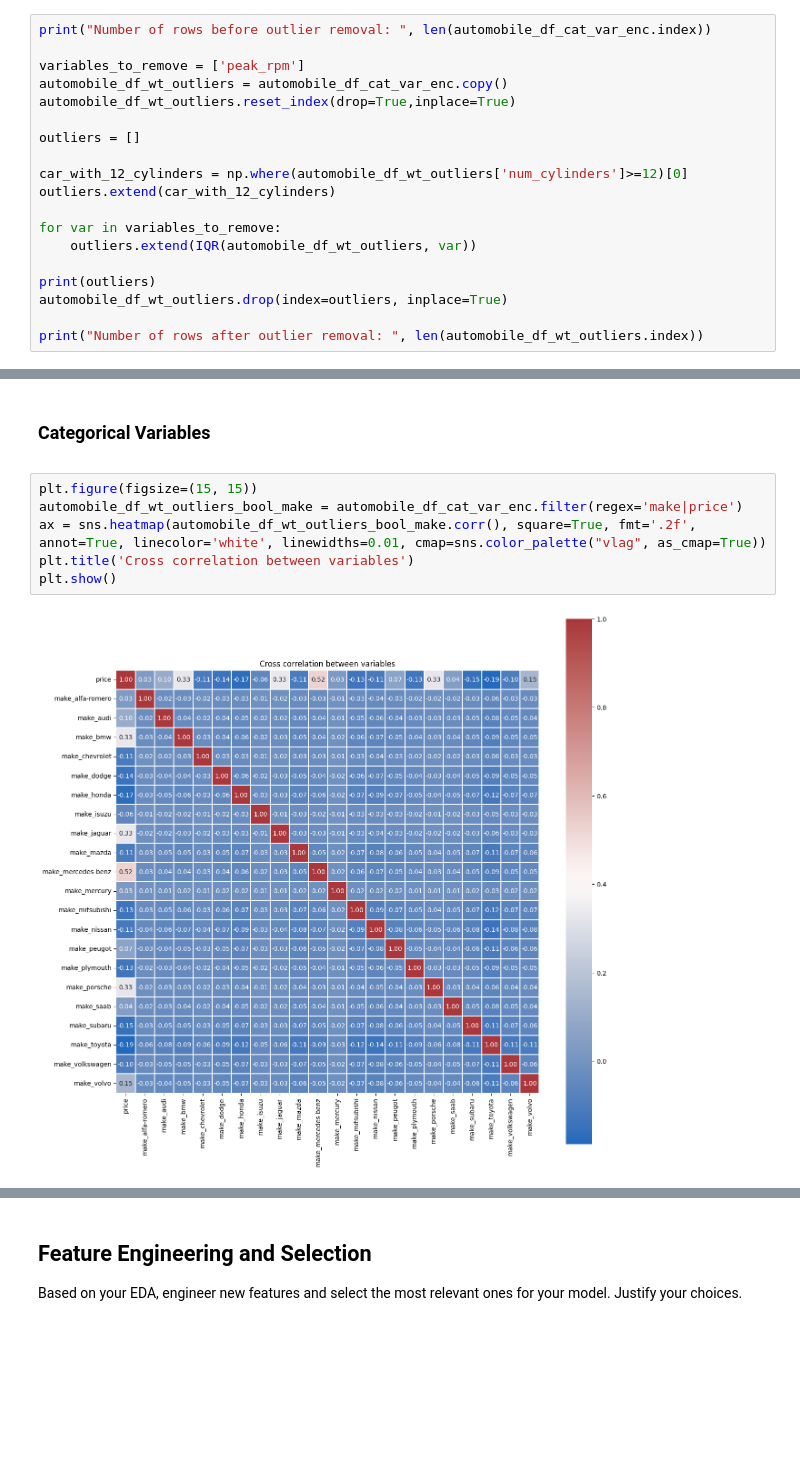
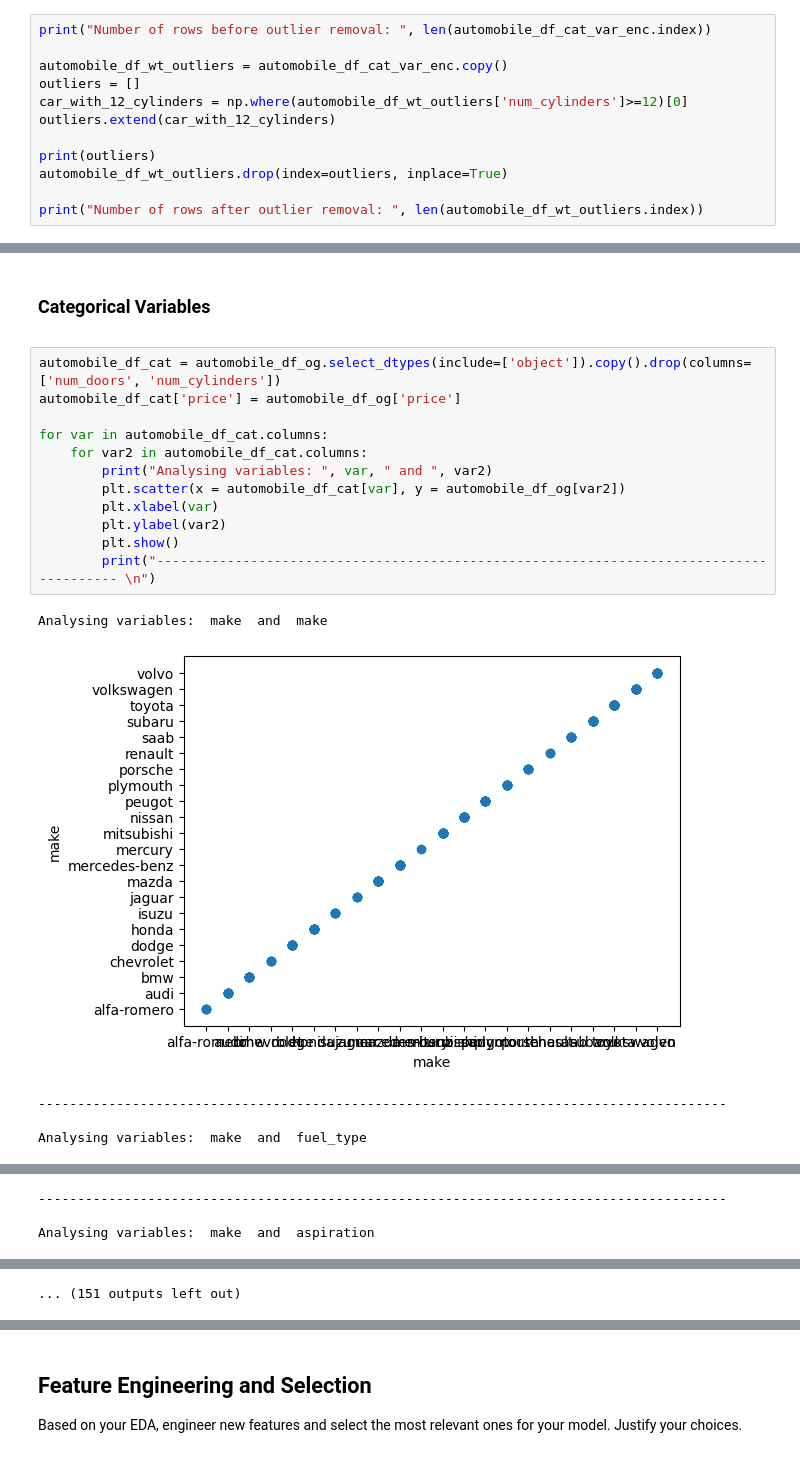
Before and after one commit to anarsn/bosch_assessment, a Jupyter notebook: main.ipynb, the cells around one changed output, grey strips where cells are left out. Drawn from its saved outputs; the diff is of its cells as text; blank space fills up the shorter version.

```diff
--- a/main.ipynb
+++ b/main.ipynb
@@ -382,17 +448,10 @@ def IQR(df: pd.DataFrame, var: str) -> List[int]:
 # %%
 print("Number of rows before outlier removal: ", len(automobile_df_cat_var_enc.index))
 
-variables_to_remove = ['peak_rpm']
 automobile_df_wt_outliers = automobile_df_cat_var_enc.copy()
-automobile_df_wt_outliers.reset_index(drop=True,inplace=True)
-
 outliers = []
-
 car_with_12_cylinders = np.where(automobile_df_wt_outliers['num_cylinders']>=12)[0]
 outliers.extend(car_with_12_cylinders)
-
-for var in variables_to_remove:
-    outliers.extend(IQR(automobile_df_wt_outliers, var))
 
 print(outliers)
 automobile_df_wt_outliers.drop(index=outliers, inplace=True)
@@ -424,11 +483,21 @@ The majority of the features seem to be related to the price. Some of the featur
 <div class="markdown-google-sans">
   <h3>Categorical Variables</h3>
 </div>
-# %%
-plt.figure(figsize=(15, 15))
-automobile_df_wt_outliers_bool_make = automobile_df_cat_var_enc.filter(regex='make|price')
-ax = sns.heatmap(automobile_df_wt_outliers_bool_make.corr(), square=True, fmt='.2f', annot=True, linecolor='white', linewidths=0.01, cmap=sns.color_palette("vlag", as_cmap=True))
-plt.title('Cross correlation between variables')
-plt.show()
-# %% [output]
-[figure, removed]
+# %%
+automobile_df_cat = automobile_df_og.select_dtypes(include=['object']).copy().drop(columns=['num_doors', 'num_cylinders'])
+automobile_df_cat['price'] = automobile_df_og['price']
+
+for var in automobile_df_cat.columns:
+    for var2 in automobile_df_cat.columns:
+        print("Analysing variables: ", var, " and ", var2)
+        plt.scatter(x = automobile_df_cat[var], y = automobile_df_og[var2])
+        plt.xlabel(var)
+        plt.ylabel(var2)
+        plt.show()
+        print("---------------------------------------------------------------------------------------- \n")
+# %% [output]
+Analysing variables:  make  and  make
+[figure, added]
+----------------------------------------------------------------------------------------
+
+Analysing variables:  make  and  fuel_type
@@ -434,0 +505,3 @@ plt.show()
+----------------------------------------------------------------------------------------
+
+Analysing variables:  make  and  aspiration
@@ -434,0 +521 @@ plt.show()
+... (151 outputs left out)
```
Also changed, not shown: parts of 69 cells of this notebook.
